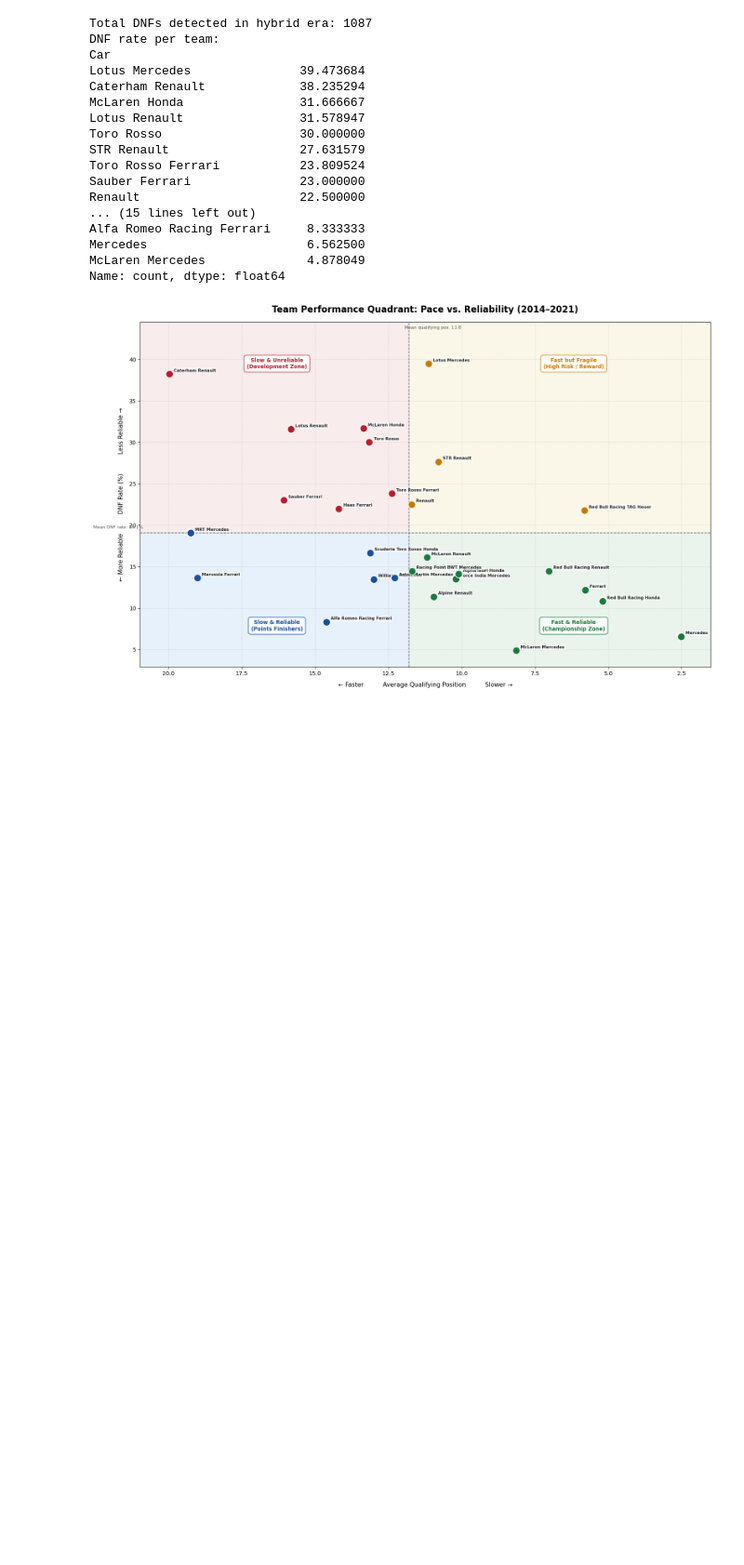
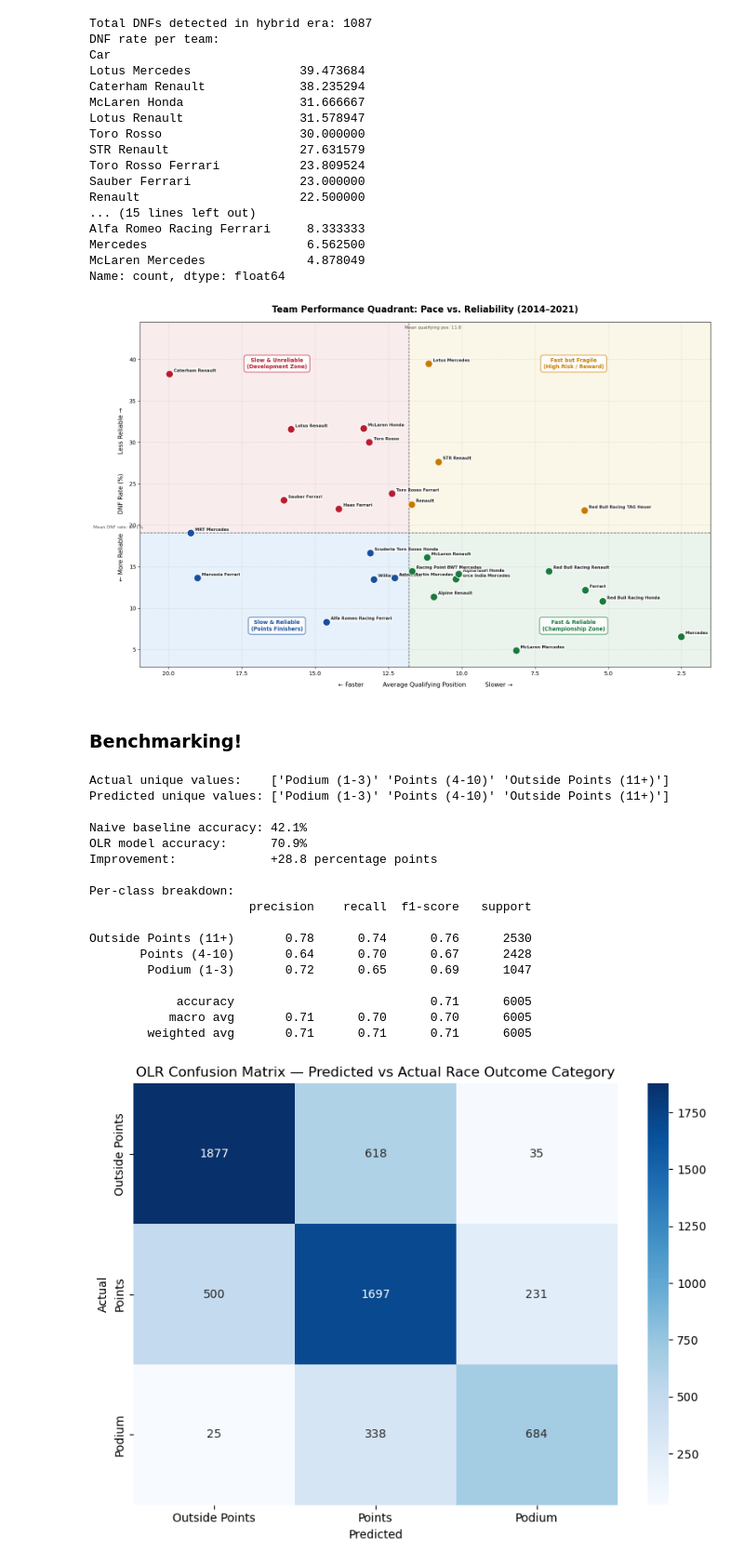
Before and after one commit to fthanifa/f1-qualifying-race-prediction, a Jupyter notebook: notebook/QualifyingF1.ipynb, the cells around one changed output. Shown at 93% size. Drawn from its saved outputs; the diff is of its cells as text; code cells hidden in the pictures; blank space fills up the shorter version.

Commit message:
added a benchmark to compare model with ref

```diff
--- a/notebook/QualifyingF1.ipynb
+++ b/notebook/QualifyingF1.ipynb
@@ -801,3 +801,77 @@ plt.tight_layout()
 plt.show()
 # %% [output]
 [figure]
+# %% [markdown]
+### Benchmarking!
+# %%
+from sklearn.metrics import accuracy_score, classification_report, confusion_matrix
+import seaborn as sns
+
+# Get predicted probabilities from OLR
+pred_probs = result.predict(olr_df[['Pos_q']])
+
+# Map column indices back to category names
+# statsmodels returns columns 0,1,2 — map them to the actual category labels
+category_map = {
+    0: 'Outside Points (11+)',
+    1: 'Points (4-10)',
+    2: 'Podium (1-3)'
+}
+
+# Get the index of the highest probability then map to label
+predicted_classes = pred_probs.idxmax(axis=1).map(category_map)
+actual_classes = olr_df['race_group'].astype(str)
+
+# Verify they now match
+print("Actual unique values:   ", actual_classes.unique())
+print("Predicted unique values:", predicted_classes.unique())
+print()
+
+# Overall accuracy
+olr_accuracy = accuracy_score(actual_classes, predicted_classes)
+
+# Naive baseline — always guess the most common class
+most_common = actual_classes.value_counts().index[0]
+naive_accuracy = (actual_classes == most_common).mean()
+
+print(f"Naive baseline accuracy: {naive_accuracy*100:.1f}%")
+print(f"OLR model accuracy:      {olr_accuracy*100:.1f}%")
+print(f"Improvement:             +{(olr_accuracy - naive_accuracy)*100:.1f} percentage points")
+print()
+
+# Per class breakdown
+label_order = ['Outside Points (11+)', 'Points (4-10)', 'Podium (1-3)']
+print("Per-class breakdown:")
+print(classification_report(actual_classes, predicted_classes, labels=label_order))
+
+# Confusion matrix
+cm = confusion_matrix(actual_classes, predicted_classes, labels=label_order)
+plt.figure(figsize=(8, 6))
+sns.heatmap(cm, annot=True, fmt='d', cmap='Blues',
+            xticklabels=['Outside Points', 'Points', 'Podium'],
+            yticklabels=['Outside Points', 'Points', 'Podium'])
+plt.title('OLR Confusion Matrix — Predicted vs Actual Race Outcome Category')
+plt.ylabel('Actual')
+plt.xlabel('Predicted')
+plt.tight_layout()
+plt.savefig('../outputs/olr_confusion_matrix.png', dpi=150, bbox_inches='tight')
+plt.show()
+# %% [output]
+Actual unique values:    ['Podium (1-3)' 'Points (4-10)' 'Outside Points (11+)']
+Predicted unique values: ['Podium (1-3)' 'Points (4-10)' 'Outside Points (11+)']
+
+Naive baseline accuracy: 42.1%
+OLR model accuracy:      70.9%
+Improvement:             +28.8 percentage points
+
+Per-class breakdown:
+                      precision    recall  f1-score   support
+
+Outside Points (11+)       0.78      0.74      0.76      2530
+       Points (4-10)       0.64      0.70      0.67      2428
+        Podium (1-3)       0.72      0.65      0.69      1047
+
+            accuracy                           0.71      6005
+           macro avg       0.71      0.70      0.70      6005
+        weighted avg       0.71      0.71      0.71      6005
+[figure, added]
```
Also changed, not shown: parts of 1 cell of this notebook, 1 other file.
